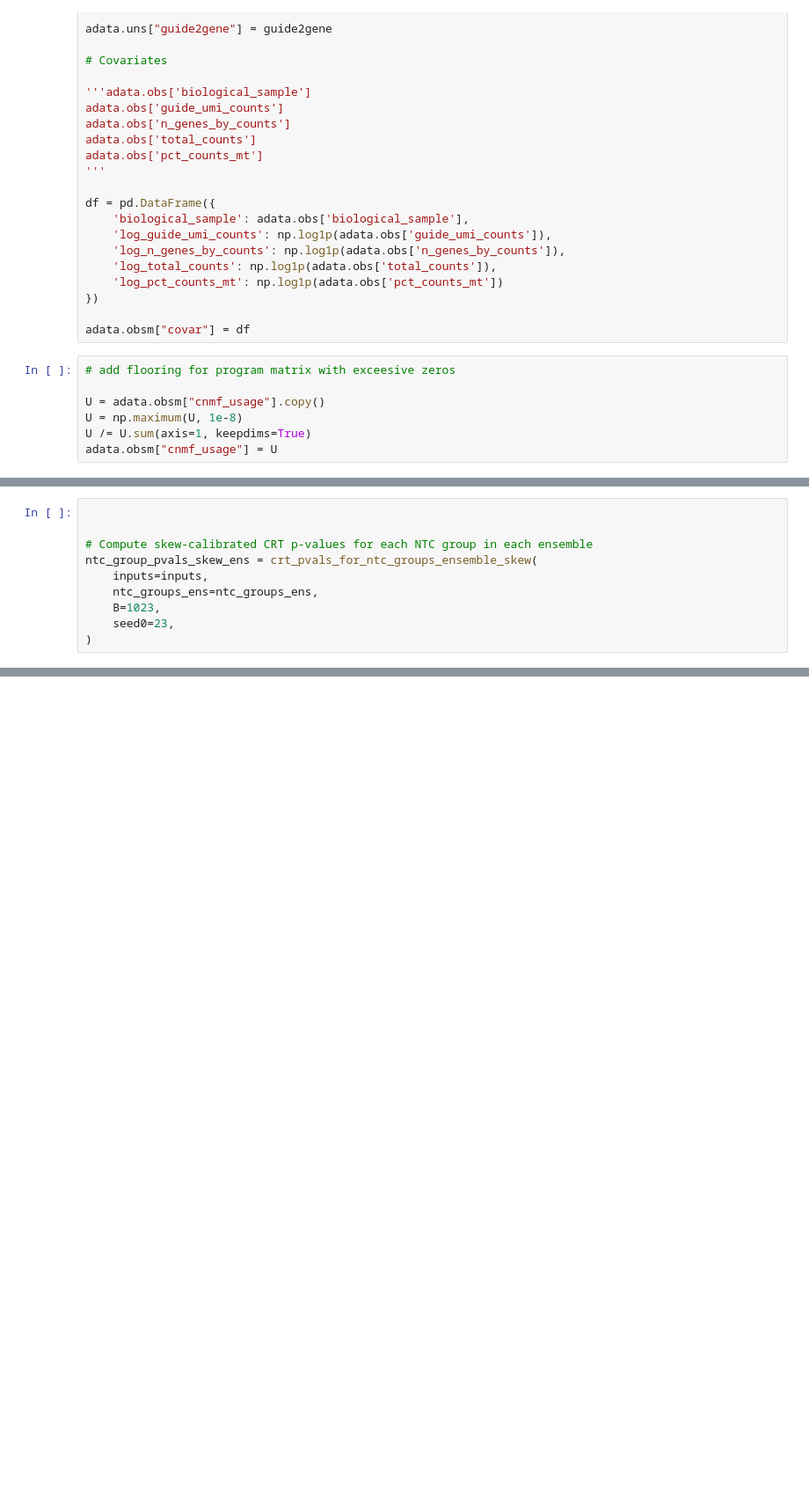
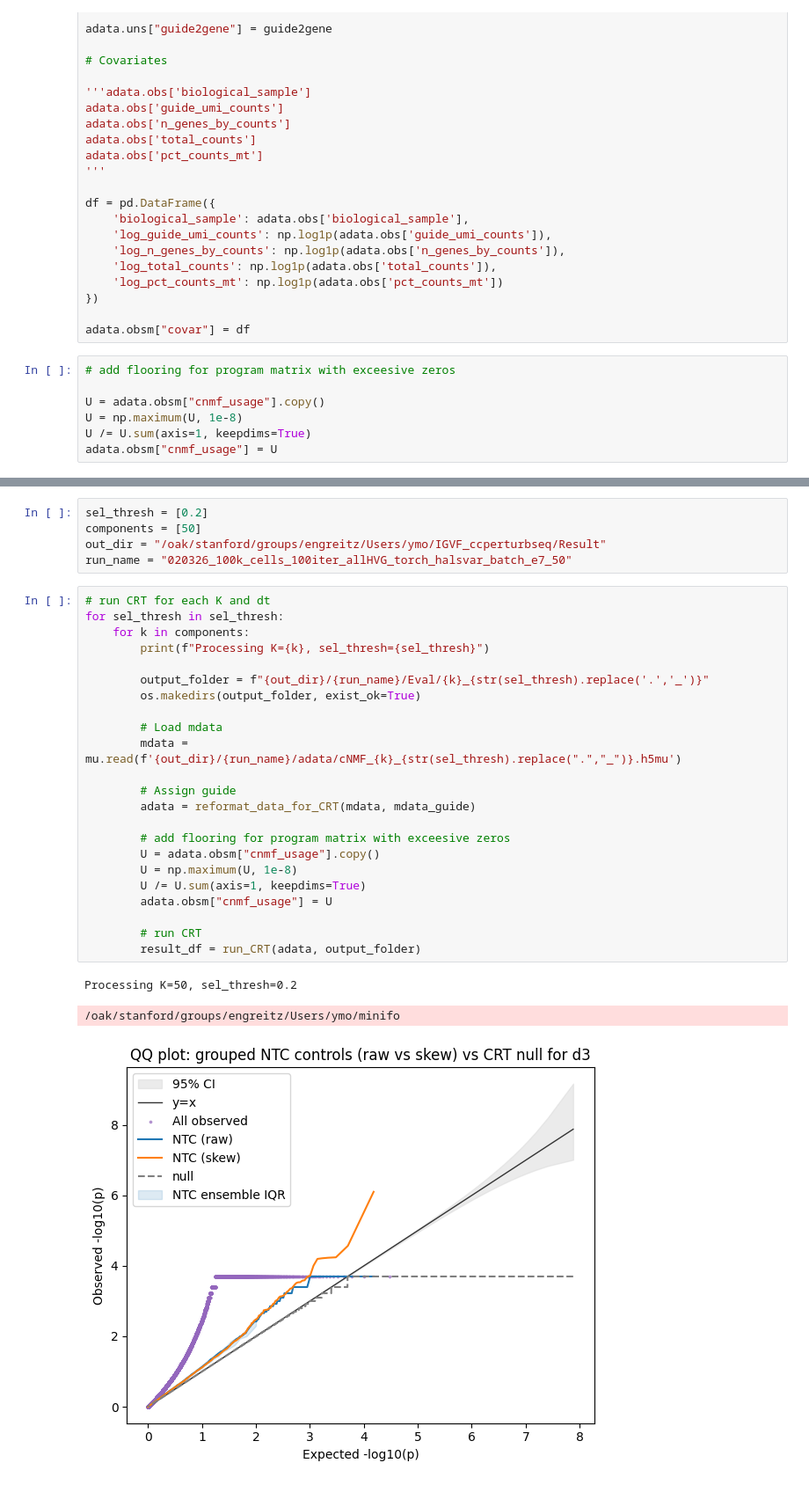
Before and after one commit to EngreitzLab/cNMF_benchmarking, a Jupyter notebook: cNMF_benchmarking_pipeline/Perturbation_association_calibration/JupterNote_Version/CRT.ipynb, the cells around one changed output, grey strips where cells are left out. Shown at 88% size. Drawn from its saved outputs; the diff is of its cells as text; blank space fills up the shorter version.

```diff
--- a/cNMF_benchmarking_pipeline/Perturbation_association_calibration/JupterNote_Version/CRT.ipynb
+++ b/cNMF_benchmarking_pipeline/Perturbation_association_calibration/JupterNote_Version/CRT.ipynb
@@ -126,11 +75 @@ ntc_group_pvals_ens = crt_pvals_for_ntc_groups_ensemble(
-# %%
-
-
-# Compute skew-calibrated CRT p-values for each NTC group in each ensemble
-ntc_group_pvals_skew_ens = crt_pvals_for_ntc_groups_ensemble_skew(
-    inputs=inputs,
-    ntc_groups_ens=ntc_groups_ens,
-    B=1023,
-    seed0=23,
-)
 # %%
@@ -169,0 +280,32 @@ plt.show()
+# %%
+sel_thresh = [0.2]
+components = [50]
+out_dir = "/oak/stanford/groups/engreitz/Users/ymo/IGVF_ccperturbseq/Result"
+run_name = "020326_100k_cells_100iter_allHVG_torch_halsvar_batch_e7_50"
+# %%
+# run CRT for each K and dt
+for sel_thresh in sel_thresh:
+    for k in components:
+        print(f"Processing K={k}, sel_thresh={sel_thresh}")
+
+        output_folder = f"{out_dir}/{run_name}/Eval/{k}_{str(sel_thresh).replace('.','_')}"
+        os.makedirs(output_folder, exist_ok=True)
+
+        # Load mdata
+        mdata = mu.read(f'{out_dir}/{run_name}/adata/cNMF_{k}_{str(sel_thresh).replace(".","_")}.h5mu')
+
+        # Assign guide
+        adata = reformat_data_for_CRT(mdata, mdata_guide)
+
+        # add flooring for program matrix with exceesive zeros
+        U = adata.obsm["cnmf_usage"].copy()
+        U = np.maximum(U, 1e-8)
+        U /= U.sum(axis=1, keepdims=True)
+        adata.obsm["cnmf_usage"] = U
+
+        # run CRT
+        result_df = run_CRT(adata, output_folder)
+# %% [output]
+Processing K=50, sel_thresh=0.2
+/oak/stanford/groups/engreitz/Users/ymo/minifo
+[figure, added]
```
Also changed, not shown: parts of 8 cells of this notebook.
